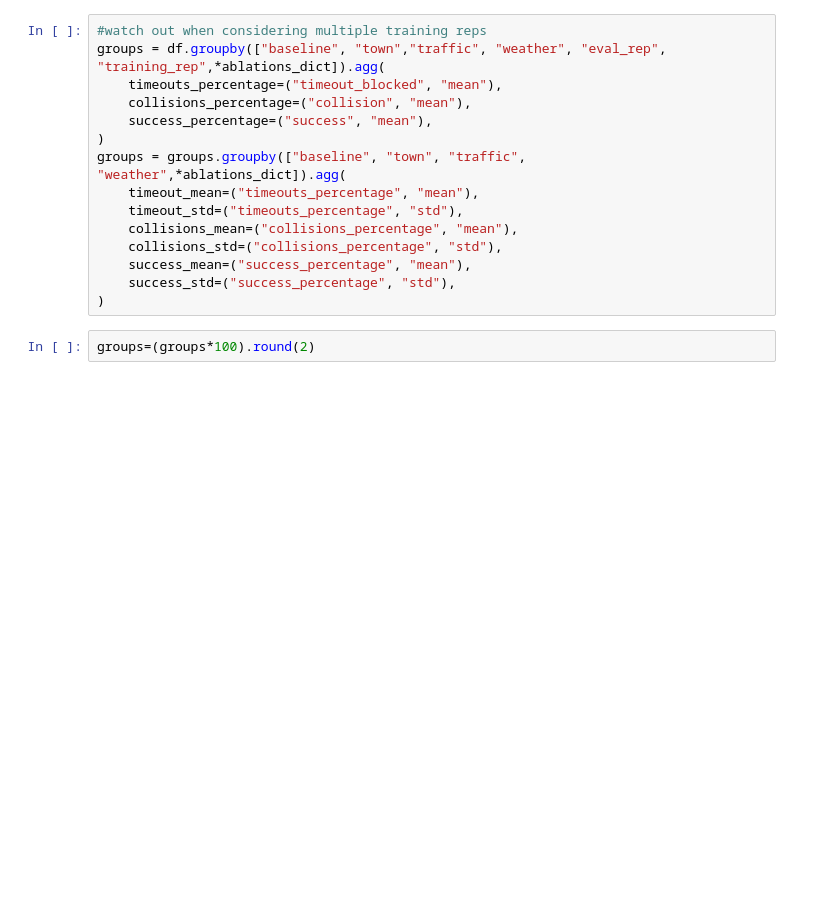
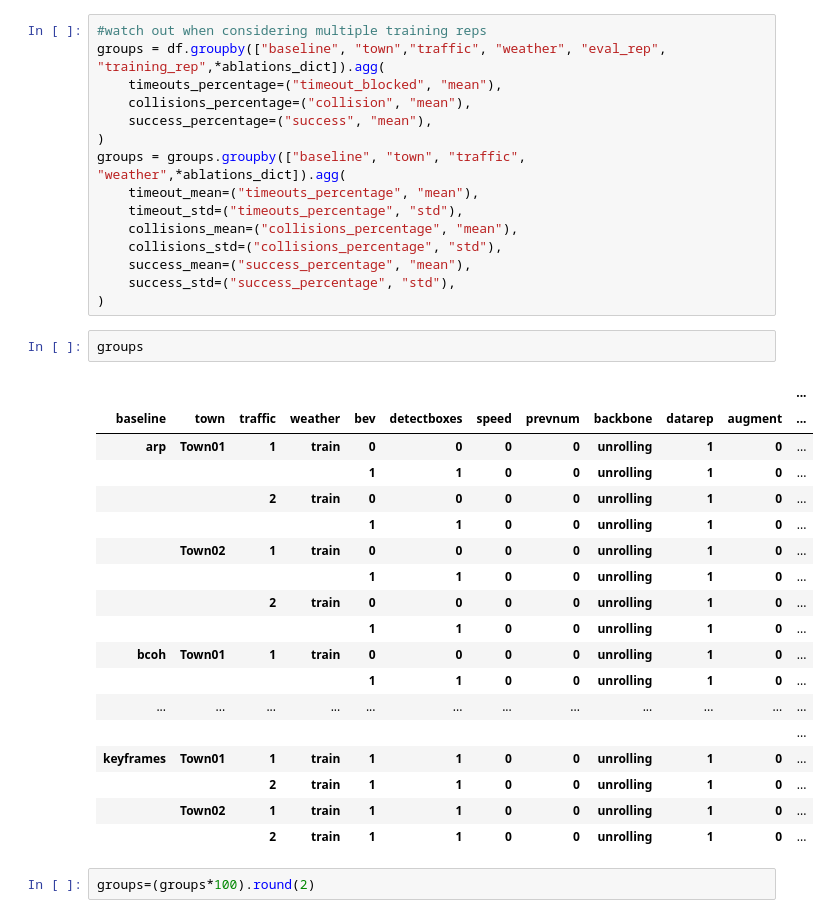
Before and after one commit to MaximilianHilbert/carla_garage, a Jupyter notebook: tools/closed_loop_analysis.ipynb, the cells around one changed output. Cells and saved outputs as stored; diff of their text form; blank space fills up the shorter version.

```diff
--- a/tools/closed_loop_analysis.ipynb
+++ b/tools/closed_loop_analysis.ipynb
@@ -55,6 +87,27 @@ groups = groups.groupby(["baseline", "town", "traffic", "weather",*ablations_dic
     success_mean=("success_percentage", "mean"),
     success_std=("success_percentage", "std"),
 )
+# %%
+groups
+# %% [output]
+|  |  |  |  |  |  |  |  |  |  |  | ... |
+| baseline | town | traffic | weather | bev | detectboxes | speed | prevnum | backbone | datarep | augment | ... |
+| arp | Town01 | 1 | train | 0 | 0 | 0 | 0 | unrolling | 1 | 0 | ... |
+|  |  |  |  | 1 | 1 | 0 | 0 | unrolling | 1 | 0 | ... |
+|  |  | 2 | train | 0 | 0 | 0 | 0 | unrolling | 1 | 0 | ... |
+|  |  |  |  | 1 | 1 | 0 | 0 | unrolling | 1 | 0 | ... |
+|  | Town02 | 1 | train | 0 | 0 | 0 | 0 | unrolling | 1 | 0 | ... |
+|  |  |  |  | 1 | 1 | 0 | 0 | unrolling | 1 | 0 | ... |
+|  |  | 2 | train | 0 | 0 | 0 | 0 | unrolling | 1 | 0 | ... |
+|  |  |  |  | 1 | 1 | 0 | 0 | unrolling | 1 | 0 | ... |
+| bcoh | Town01 | 1 | train | 0 | 0 | 0 | 0 | unrolling | 1 | 0 | ... |
+|  |  |  |  | 1 | 1 | 0 | 0 | unrolling | 1 | 0 | ... |
+| ... | ... | ... | ... | ... | ... | ... | ... | ... | ... | ... | ... |
+|  |  |  |  |  |  |  |  |  |  |  | ... |
+| keyframes | Town01 | 1 | train | 1 | 1 | 0 | 0 | unrolling | 1 | 0 | ... |
+|  |  | 2 | train | 1 | 1 | 0 | 0 | unrolling | 1 | 0 | ... |
+|  | Town02 | 1 | train | 1 | 1 | 0 | 0 | unrolling | 1 | 0 | ... |
+|  |  | 2 | train | 1 | 1 | 0 | 0 | unrolling | 1 | 0 | ... |
 # %%
 groups=(groups*100).round(2)
 # %%
```
Also changed, not shown: parts of 21 cells of this notebook.
